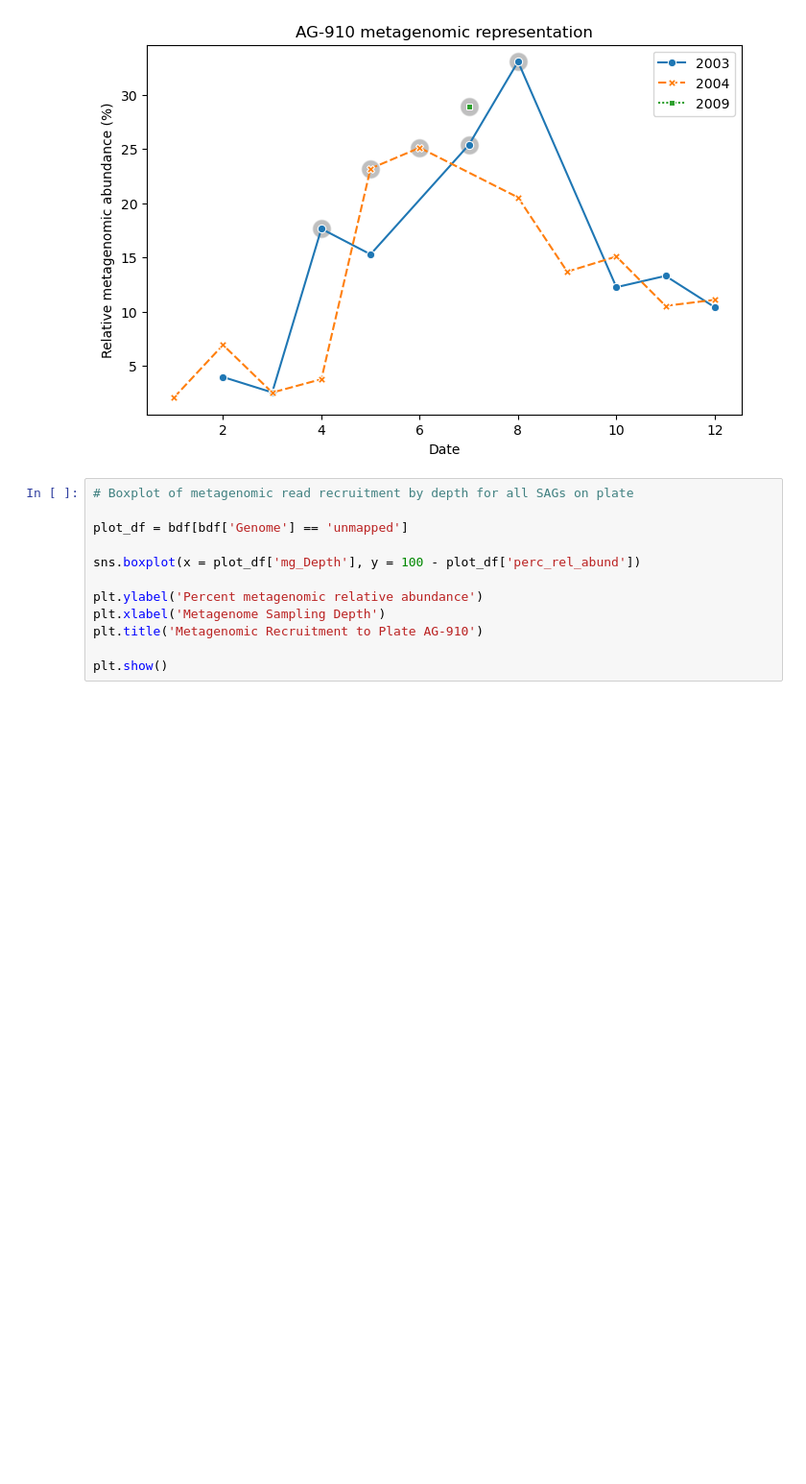
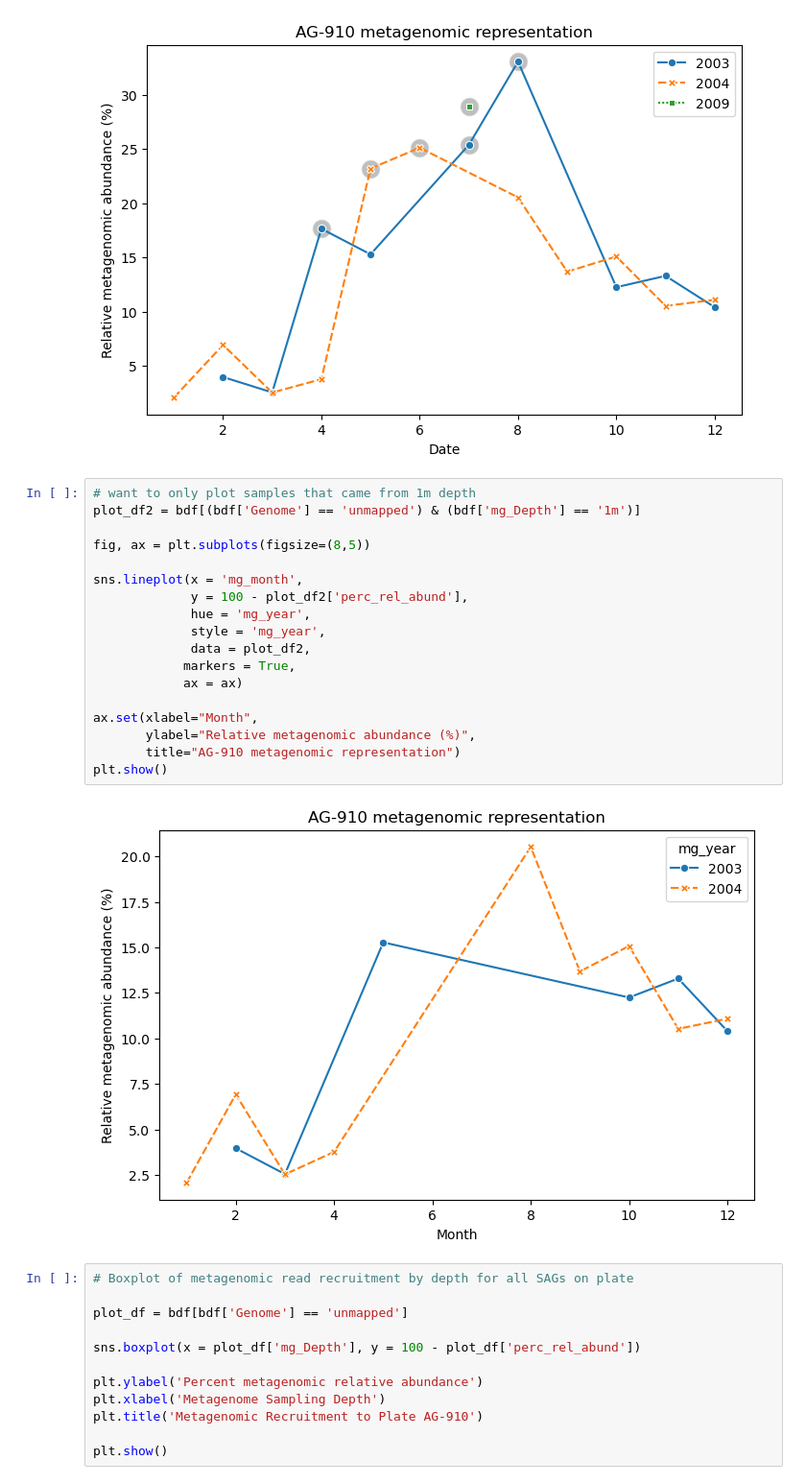
Before and after one commit to Bigelow-eSCG-tutorials/day2_recruitment, a Jupyter notebook: 3_Metagenome_recruitment_plotting.ipynb, the cells around one changed output. Shown: that part at 96% size. Cells and saved outputs as stored; diff of their text form; blank space fills up the shorter version.

```diff
--- a/3_Metagenome_recruitment_plotting.ipynb
+++ b/3_Metagenome_recruitment_plotting.ipynb
@@ -346,6 +339,26 @@ ax.set(xlabel="Date",
 plt.show()
 # %% [output]
 [figure]
+# %%
+# want to only plot samples that came from 1m depth
+plot_df2 = bdf[(bdf['Genome'] == 'unmapped') & (bdf['mg_Depth'] == '1m')]
+
+fig, ax = plt.subplots(figsize=(8,5))
+
+sns.lineplot(x = 'mg_month',
+             y = 100 - plot_df2['perc_rel_abund'],
+             hue = 'mg_year',
+             style = 'mg_year',
+             data = plot_df2,
+            markers = True,
+            ax = ax)
+
+ax.set(xlabel="Month",
+       ylabel="Relative metagenomic abundance (%)",
+       title="AG-910 metagenomic representation")
+plt.show()
+# %% [output]
+[figure, added]
 # %%
 # Boxplot of metagenomic read recruitment by depth for all SAGs on plate
 
```
Also changed, not shown: parts of 10 cells of this notebook, 2 other files.
